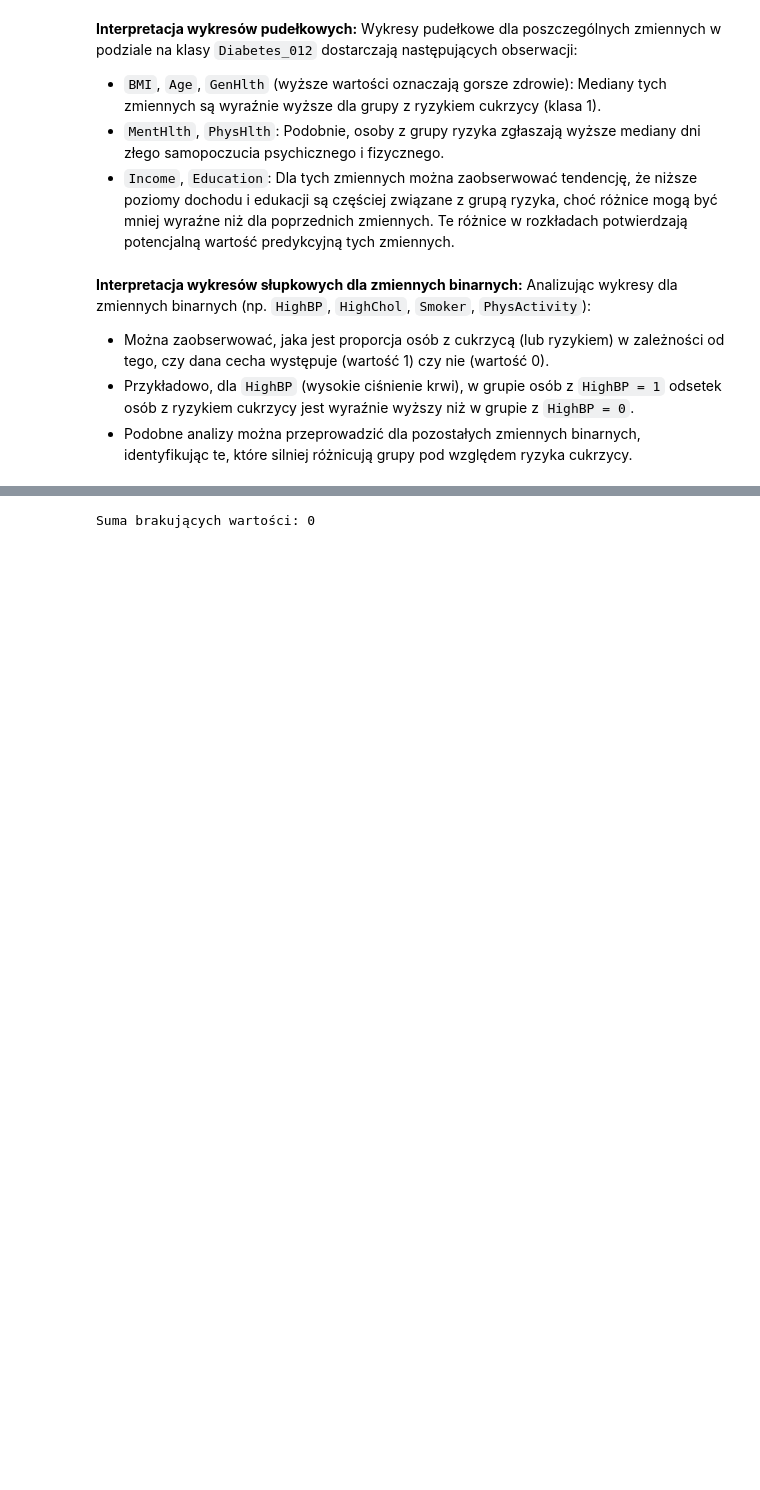
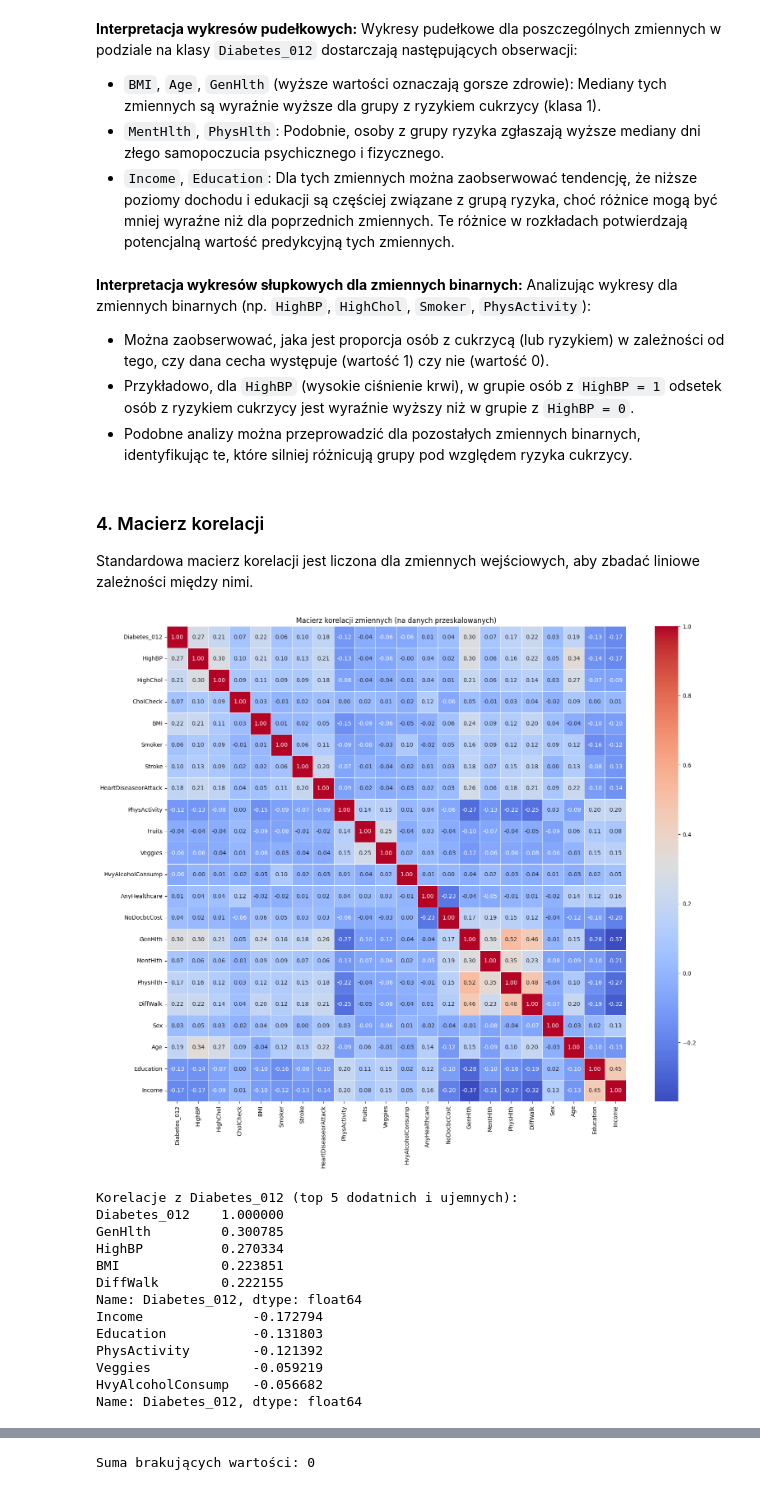
Before and after one commit to kamilPiHub/DiabetesClassification, a Jupyter notebook: KlasyfikacjaRyzykaCukrzycy.ipynb, the cells around one changed output, grey strips where cells are left out. Saved outputs shown, nothing was run; the diff lists cells and outputs as text; code cells hidden in the pictures; blank space fills up the shorter version.

```diff
--- a/KlasyfikacjaRyzykaCukrzycy.ipynb
+++ b/KlasyfikacjaRyzykaCukrzycy.ipynb
@@ -189,3 +190,30 @@ Analizując wykresy dla zmiennych binarnych (np. `HighBP`, `HighChol`, `Smoker`,
 * Można zaobserwować, jaka jest proporcja osób z cukrzycą (lub ryzykiem) w zależności od tego, czy dana cecha występuje (wartość 1) czy nie (wartość 0).
 * Przykładowo, dla `HighBP` (wysokie ciśnienie krwi), w grupie osób z `HighBP = 1` odsetek osób z ryzykiem cukrzycy jest wyraźnie wyższy niż w grupie z `HighBP = 0`.
 * Podobne analizy można przeprowadzić dla pozostałych zmiennych binarnych, identyfikując te, które silniej różnicują grupy pod względem ryzyka cukrzycy.
+# %% [markdown]
+### 4. Macierz korelacji
+Standardowa macierz korelacji jest liczona dla zmiennych wejściowych, aby zbadać liniowe zależności między nimi.
+# %%
+df_for_corr = df
+plt.figure(figsize=(18, 15))
+sns.heatmap(df_for_corr.corr(), annot=True, cmap='coolwarm', fmt='.2f', linewidths=.5)
+plt.title('Macierz korelacji zmiennych (na danych przeskalowanych)')
+plt.show()
+print("Korelacje z Diabetes_012 (top 5 dodatnich i ujemnych):")
+print(df_for_corr.corr()['Diabetes_012'].sort_values(ascending=False).head())
+print(df_for_corr.corr()['Diabetes_012'].sort_values(ascending=True).head())
+# %% [output]
+[figure, added]
+Korelacje z Diabetes_012 (top 5 dodatnich i ujemnych):
+Diabetes_012    1.000000
+GenHlth         0.300785
+HighBP          0.270334
+BMI             0.223851
+DiffWalk        0.222155
+Name: Diabetes_012, dtype: float64
+Income              -0.172794
+Education           -0.131803
+PhysActivity        -0.121392
+Veggies             -0.059219
+HvyAlcoholConsump   -0.056682
+Name: Diabetes_012, dtype: float64
```
Also changed, not shown: parts of 22 cells of this notebook.
